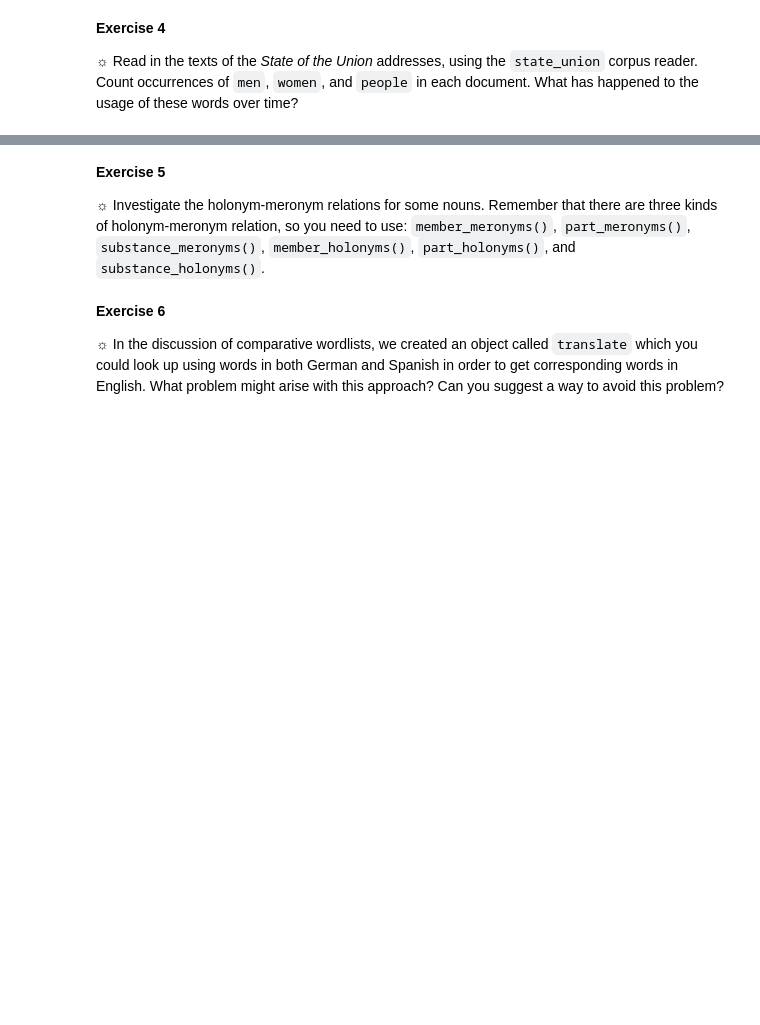
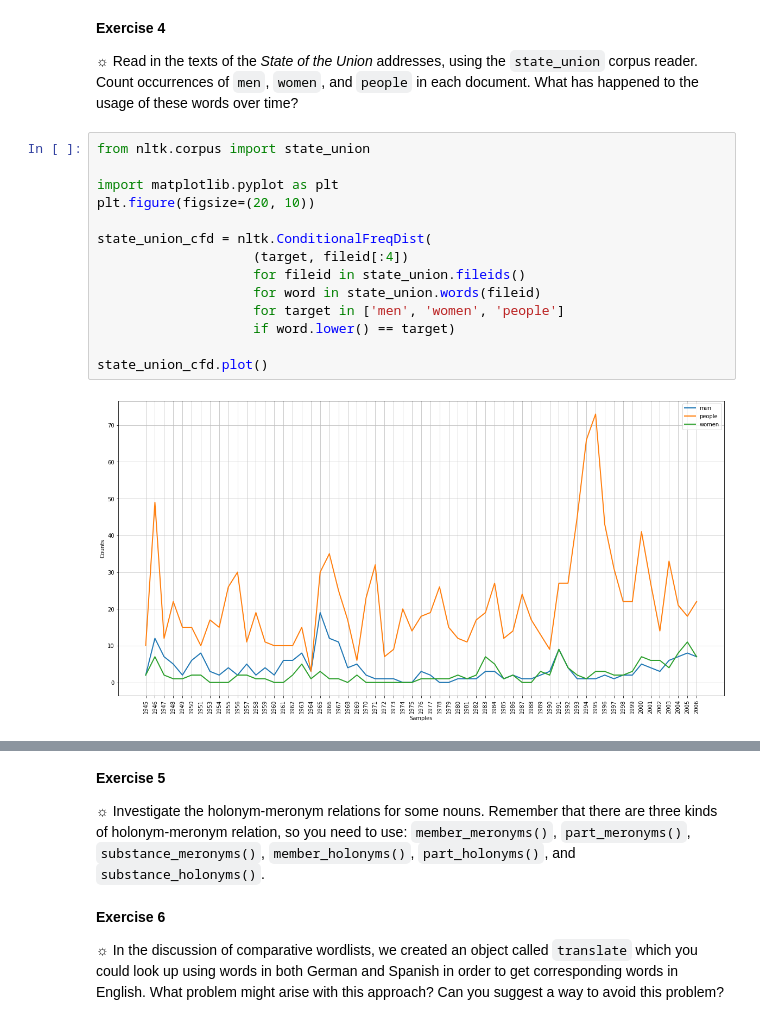
Before and after one commit to jayascript/nltk-book, a Jupyter notebook: NLTK-Book_Exercises_Chapter02.ipynb, the cells around one changed output, grey strips where cells are left out. Drawn from its saved outputs; the diff is of its cells as text; blank space fills up the shorter version.

```diff
--- a/NLTK-Book_Exercises_Chapter02.ipynb
+++ b/NLTK-Book_Exercises_Chapter02.ipynb
@@ -44,3 +100,19 @@ import nltk
 **Exercise 4**
 
 ☼ Read in the texts of the *State of the Union* addresses, using the `state_union` corpus reader. Count occurrences of `men`, `women`, and `people` in each document. What has happened to the usage of these words over time?
+# %%
+from nltk.corpus import state_union
+
+import matplotlib.pyplot as plt
+plt.figure(figsize=(20, 10))
+
+state_union_cfd = nltk.ConditionalFreqDist(
+                    (target, fileid[:4])
+                    for fileid in state_union.fileids()
+                    for word in state_union.words(fileid)
+                    for target in ['men', 'women', 'people']
+                    if word.lower() == target)
+
+state_union_cfd.plot()
+# %% [output]
+[figure, added]
```
Also changed, not shown: parts of 12 cells of this notebook.
